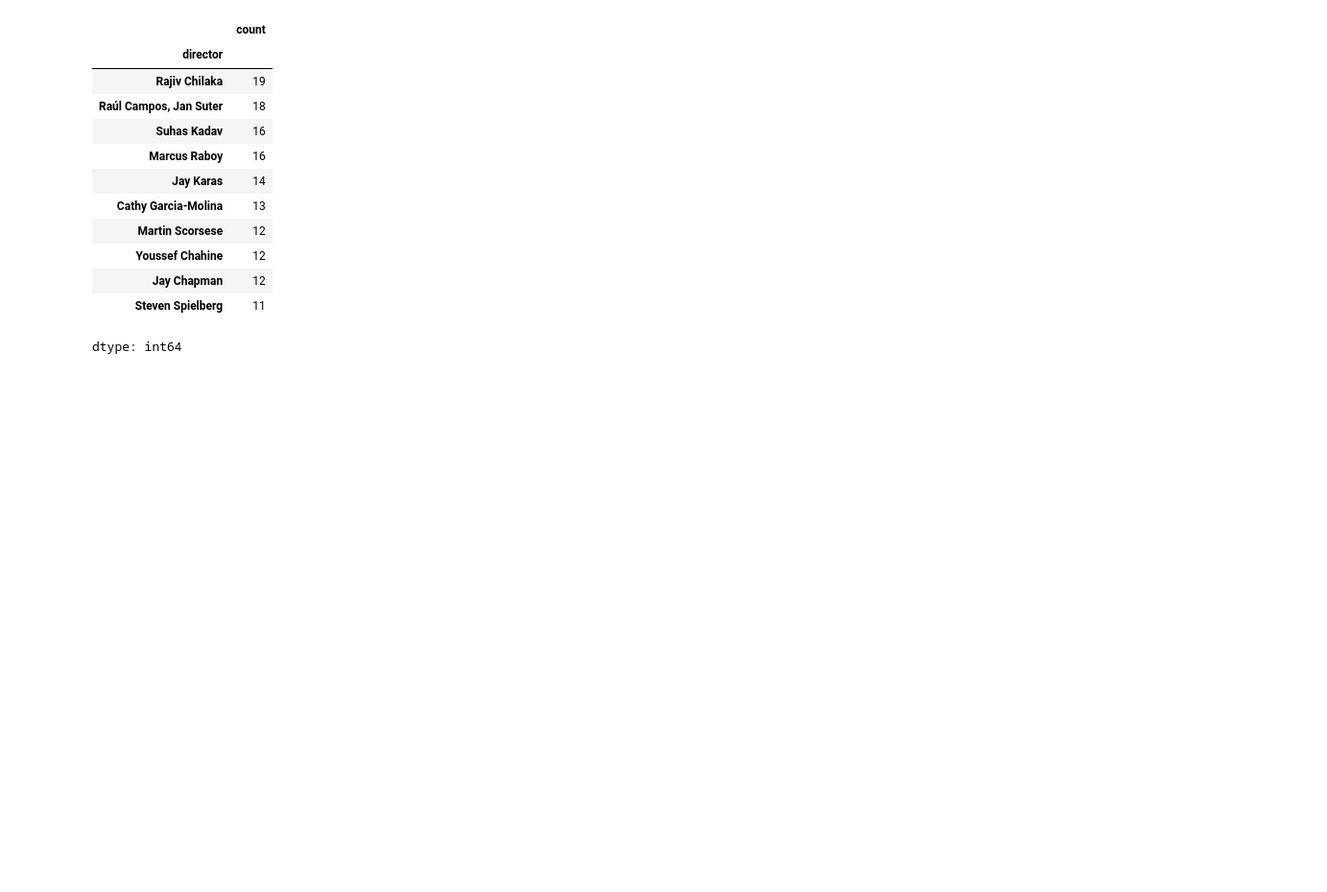
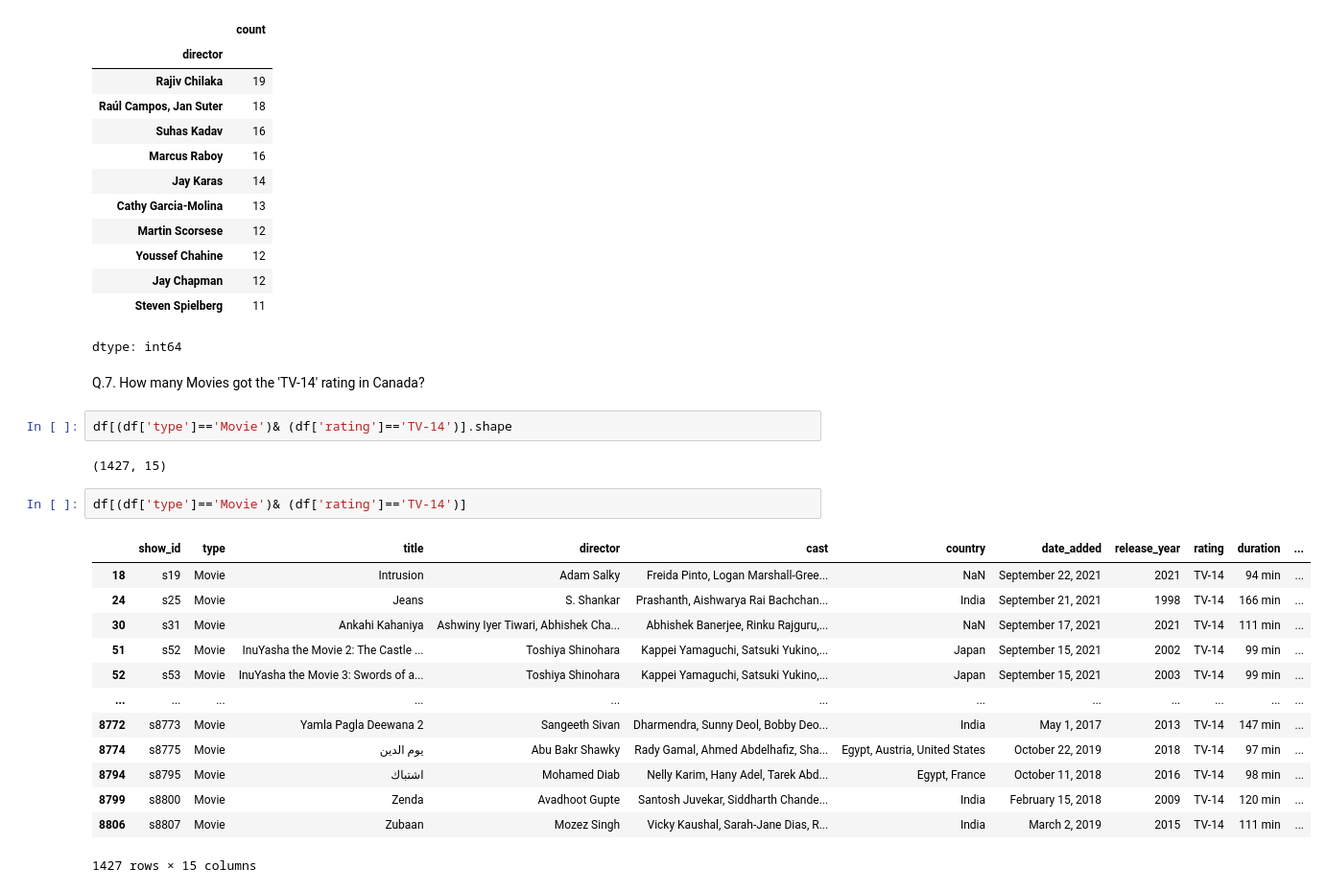
Before and after one commit to GitTanish/DataAnalysis, a Jupyter notebook: Netflix_Data.ipynb, the cells around one changed output. Shown at 96% size. Saved outputs shown, nothing was run; the diff lists cells and outputs as text; blank space fills up the shorter version.

```diff
--- a/Netflix_Data.ipynb
+++ b/Netflix_Data.ipynb
@@ -253,3 +251,25 @@ df['director'].value_counts().head(10)
 | Jay Chapman | 12 |
 | Steven Spielberg | 11 |
 dtype: int64
+# %% [markdown]
+Q.7. How many Movies got the 'TV-14' rating in Canada?
+# %%
+df[(df['type']=='Movie')& (df['rating']=='TV-14')].shape
+# %% [output]
+(1427, 15)
+# %%
+df[(df['type']=='Movie')& (df['rating']=='TV-14')]
+# %% [output]
+|  | show_id | type | title | director | cast | country | date_added | release_year | rating | duration | ... |
+| 18 | s19 | Movie | Intrusion | Adam Salky | Freida Pinto, Logan Marshall-Gree... | NaN | September 22, 2021 | 2021 | TV-14 | 94 min | ... |
+| 24 | s25 | Movie | Jeans | S. Shankar | Prashanth, Aishwarya Rai Bachchan... | India | September 21, 2021 | 1998 | TV-14 | 166 min | ... |
+| 30 | s31 | Movie | Ankahi Kahaniya | Ashwiny Iyer Tiwari, Abhishek Cha... | Abhishek Banerjee, Rinku Rajguru,... | NaN | September 17, 2021 | 2021 | TV-14 | 111 min | ... |
+| 51 | s52 | Movie | InuYasha the Movie 2: The Castle ... | Toshiya Shinohara | Kappei Yamaguchi, Satsuki Yukino,... | Japan | September 15, 2021 | 2002 | TV-14 | 99 min | ... |
+| 52 | s53 | Movie | InuYasha the Movie 3: Swords of a... | Toshiya Shinohara | Kappei Yamaguchi, Satsuki Yukino,... | Japan | September 15, 2021 | 2003 | TV-14 | 99 min | ... |
+| ... | ... | ... | ... | ... | ... | ... | ... | ... | ... | ... | ... |
+| 8772 | s8773 | Movie | Yamla Pagla Deewana 2 | Sangeeth Sivan | Dharmendra, Sunny Deol, Bobby Deo... | India | May 1, 2017 | 2013 | TV-14 | 147 min | ... |
+| 8774 | s8775 | Movie | يوم الدين | Abu Bakr Shawky | Rady Gamal, Ahmed Abdelhafiz, Sha... | Egypt, Austria, United States | October 22, 2019 | 2018 | TV-14 | 97 min | ... |
+| 8794 | s8795 | Movie | اشتباك | Mohamed Diab | Nelly Karim, Hany Adel, Tarek Abd... | Egypt, France | October 11, 2018 | 2016 | TV-14 | 98 min | ... |
+| 8799 | s8800 | Movie | Zenda | Avadhoot Gupte | Santosh Juvekar, Siddharth Chande... | India | February 15, 2018 | 2009 | TV-14 | 120 min | ... |
+| 8806 | s8807 | Movie | Zubaan | Mozez Singh | Vicky Kaushal, Sarah-Jane Dias, R... | India | March 2, 2019 | 2015 | TV-14 | 111 min | ... |
+1427 rows × 15 columns
```
Also changed, not shown: parts of 1 cell of this notebook.
